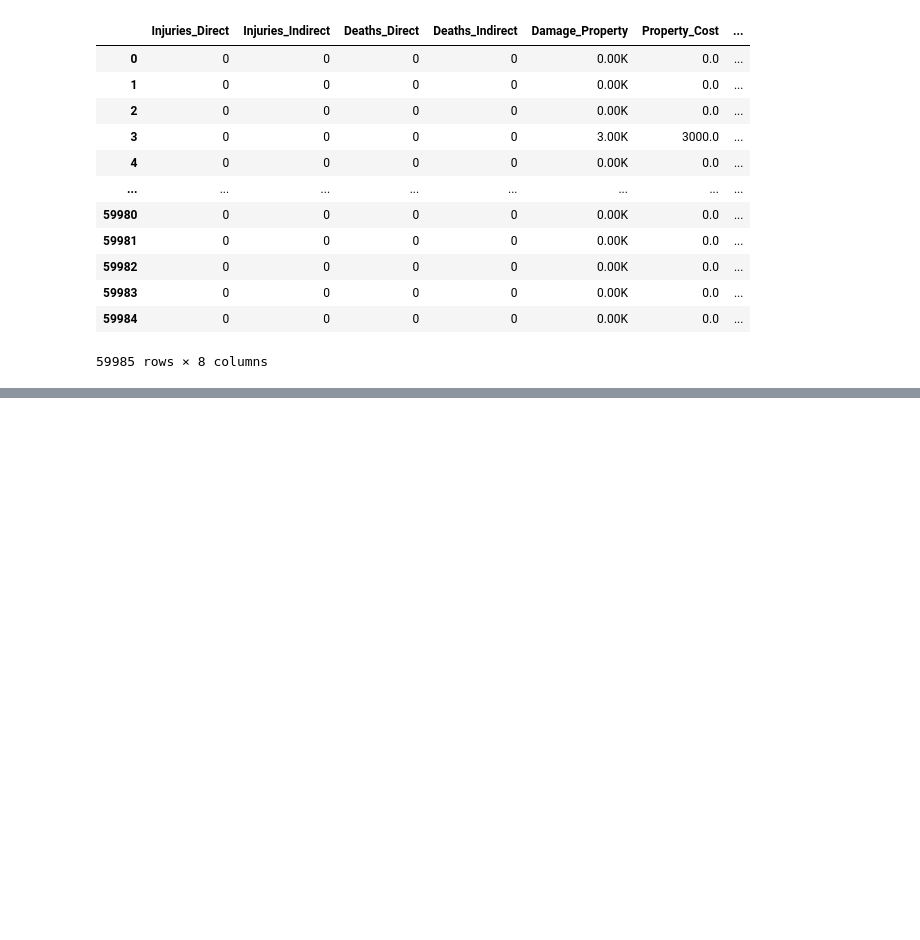
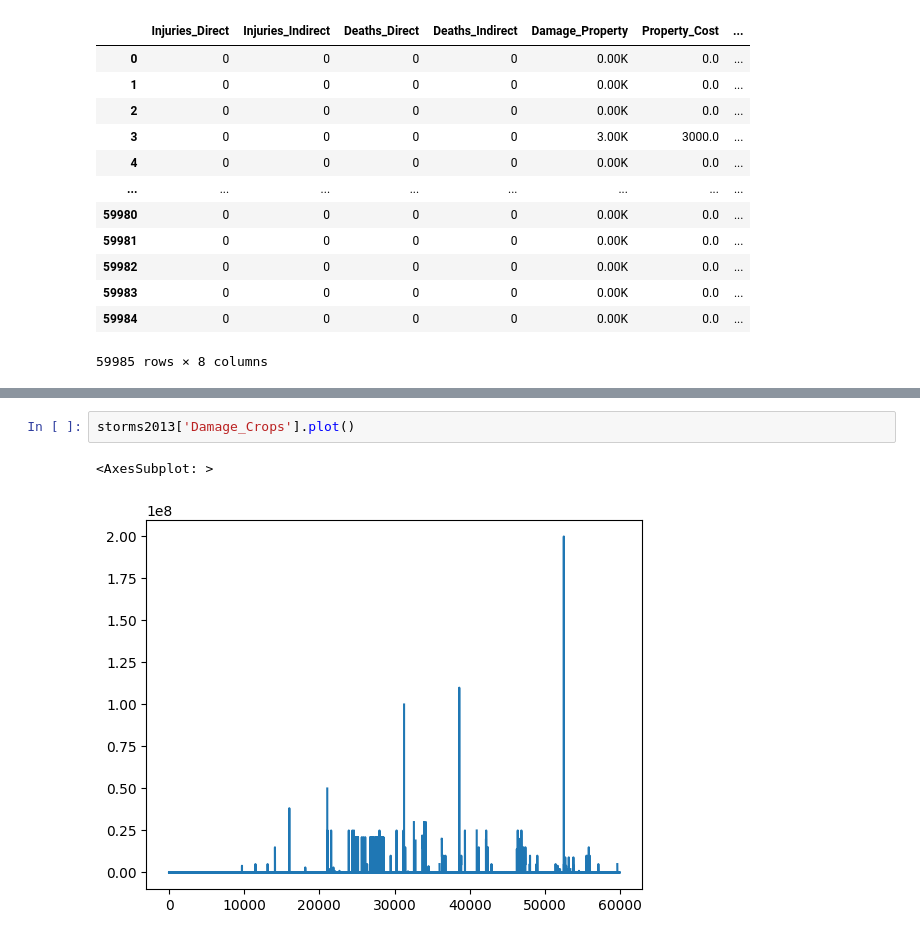
Before and after one commit to rauldgarcia/Data_analysis, a Jupyter notebook: CLASS 1/class_14.ipynb, the cells around one changed output, grey strips where cells are left out. Cells and saved outputs as stored; diff of their text form; blank space fills up the shorter version.

```diff
--- a/CLASS 1/class_14.ipynb
+++ b/CLASS 1/class_14.ipynb
@@ -258,0 +315,5 @@ indices
+# %%
+storms2013['Damage_Crops'].plot()
+# %% [output]
+<AxesSubplot: >
+[figure, added]
```
Also changed, not shown: parts of 39 cells of this notebook, 1 other file.
